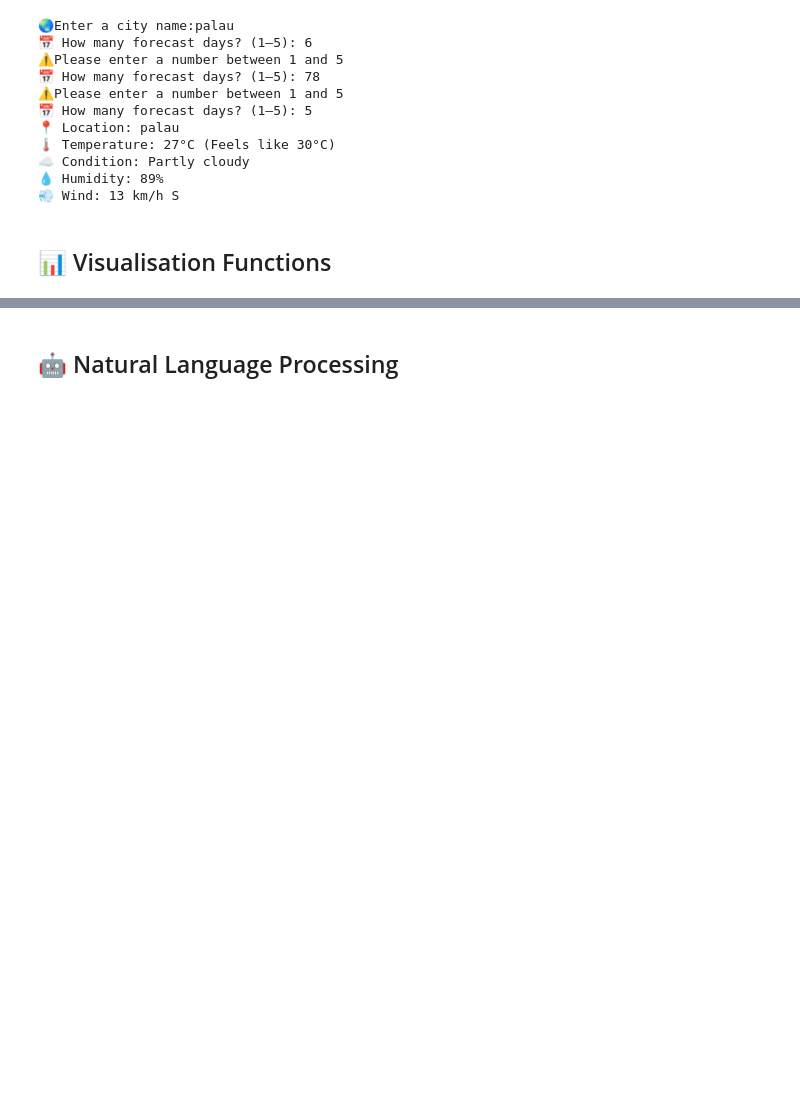
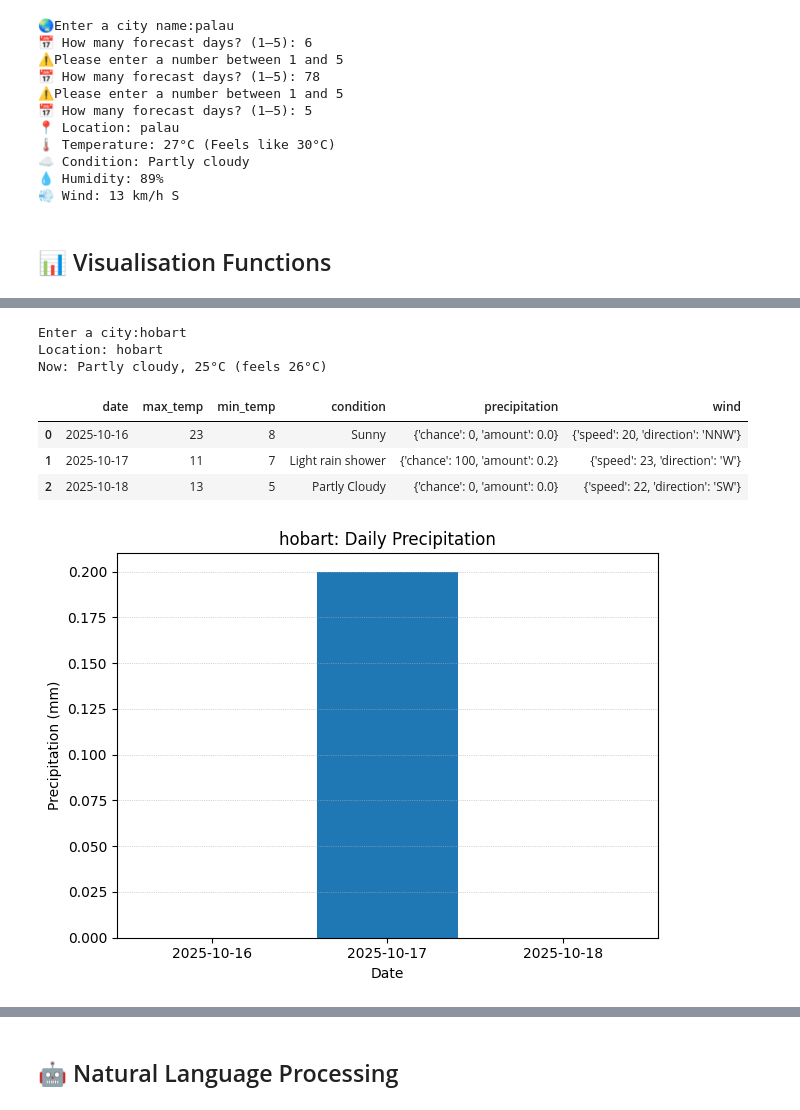
Before and after one commit to anita03012005/weatherwise-jiasyuan, a Jupyter notebook: starter_notebook.ipynb, the cells around one changed output, grey strips where cells are left out. Cells and saved outputs as stored; diff of their text form; code cells hidden in the pictures; blank space fills up the shorter version.

```diff
--- a/starter_notebook.ipynb
+++ b/starter_notebook.ipynb
@@ -271,0 +271,79 @@ Error: name 'create_precipitation_visualisation' is not defined
+# %%
+import requests
+import matplotlib.pyplot as plt
+import pandas as pd
+
+def create_precipitation_visualisation(weather_data: dict, output_type: str = 'display'):
+    """
+    Create visualisation of precipitation data.
+
+    Args:
+        weather_data (dict): The processed weather data
+        output_type (str): Either 'display' to show in notebook or 'figure' to return the figure
+
+    Returns:
+        If output_type is 'figure', returns the matplotlib figure object
+        Otherwise, displays the visualisation in the notebook
+    """
+
+    # create a Dateframe from the weather_data
+    df = forecast_to_df(weather_data)
+    if df.empty:
+        print("No forecast data to plot.")
+        return None
+
+    # identify precipitation column
+    if 'precip_mm' in df.columns:
+        y = pd.to_numeric(df['precip_mm'], errors='coerce').fillna(0.0)
+    elif 'precipitation' in df.columns:
+        y = df['precipitation'].apply(
+            lambda d: float(d.get('amount', 0)) if isinstance(d, dict) else 0.0
+        )
+    else:
+        print("No precipitation column found in DataFrame.")
+        return None
+
+    x = df['date'].astype(str)
+
+    # plot the precipitation figure
+    fig = plt.figure()
+    plt.bar(x, y)
+    plt.xlabel("Date")
+    plt.ylabel("Precipitation (mm)")
+    plt.title(f"{weather_data.get('location','Location')}: Daily Precipitation")
+    plt.grid(True, axis='y', linestyle=':', linewidth=0.5)
+    plt.tight_layout()
+
+    # display the figure
+    if output_type == 'figure':
+        return fig
+    plt.show()
+    return None
+
+# Ask user to input a city
+city = input ("Enter a city:").strip()
+
+try:
+    data = get_weather_data(city, forecast_days=5)
+    if not data:
+        print("Failed to fetch data. Try another city.")
+    else:
+        print(f"Location: {data['location']}")
+        cur = data["current"]
+        print(f"Now: {cur['condition']}, {cur['temperature']['current']}°C (feels {cur['temperature']['feels_like']}°C)")
+        df = forecast_to_df(data)
+        display(df)  # shows tidy table
+        # optional quick charts:
+        create_precipitation_visualisation(data)
+
+except Exception as e:
+    print("Error:", e)
+# %% [output]
+Enter a city:hobart
+Location: hobart
+Now: Partly cloudy, 25°C (feels 26°C)
+|  | date | max_temp | min_temp | condition | precipitation | wind |
+| 0 | 2025-10-16 | 23 | 8 | Sunny | {'chance': 0, 'amount': 0.0} | {'speed': 20, 'direction': 'NNW'} |
+| 1 | 2025-10-17 | 11 | 7 | Light rain shower | {'chance': 100, 'amount': 0.2} | {'speed': 23, 'direction': 'W'} |
+| 2 | 2025-10-18 | 13 | 5 | Partly Cloudy | {'chance': 0, 'amount': 0.0} | {'speed': 22, 'direction': 'SW'} |
+[figure, added]
```
Also changed, not shown: parts of 2 cells of this notebook.
